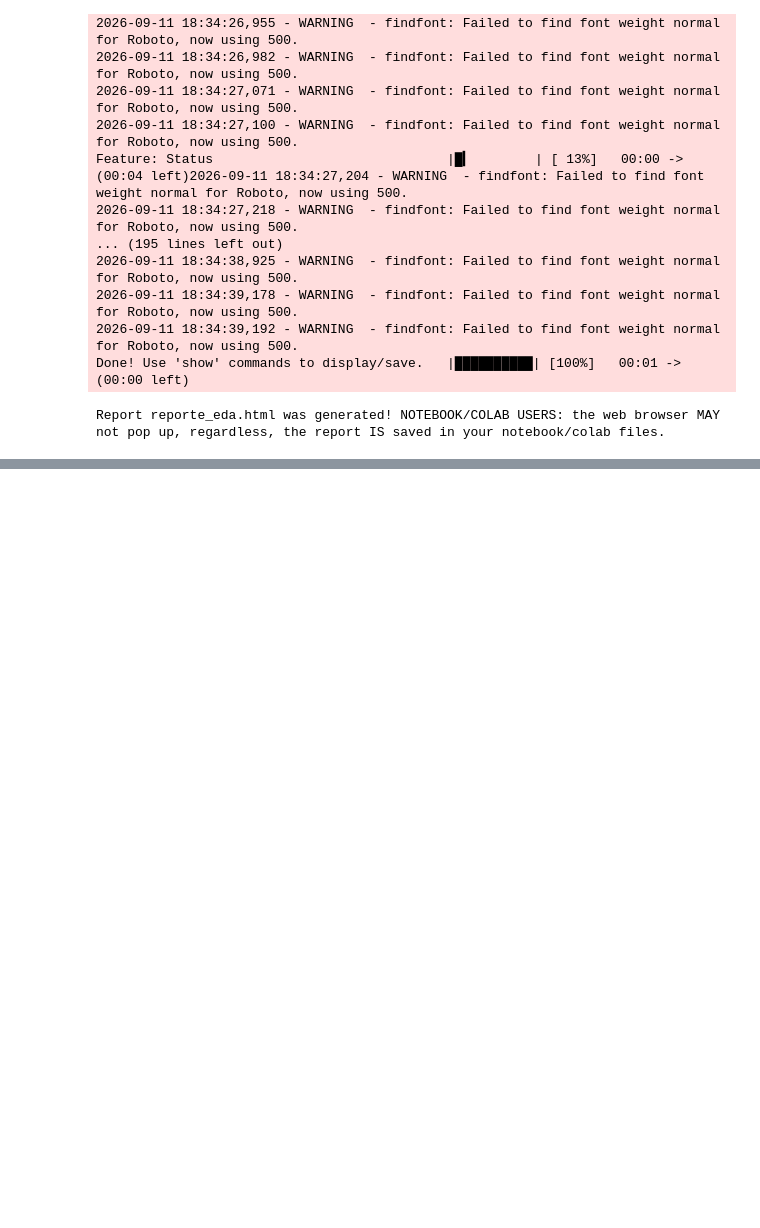
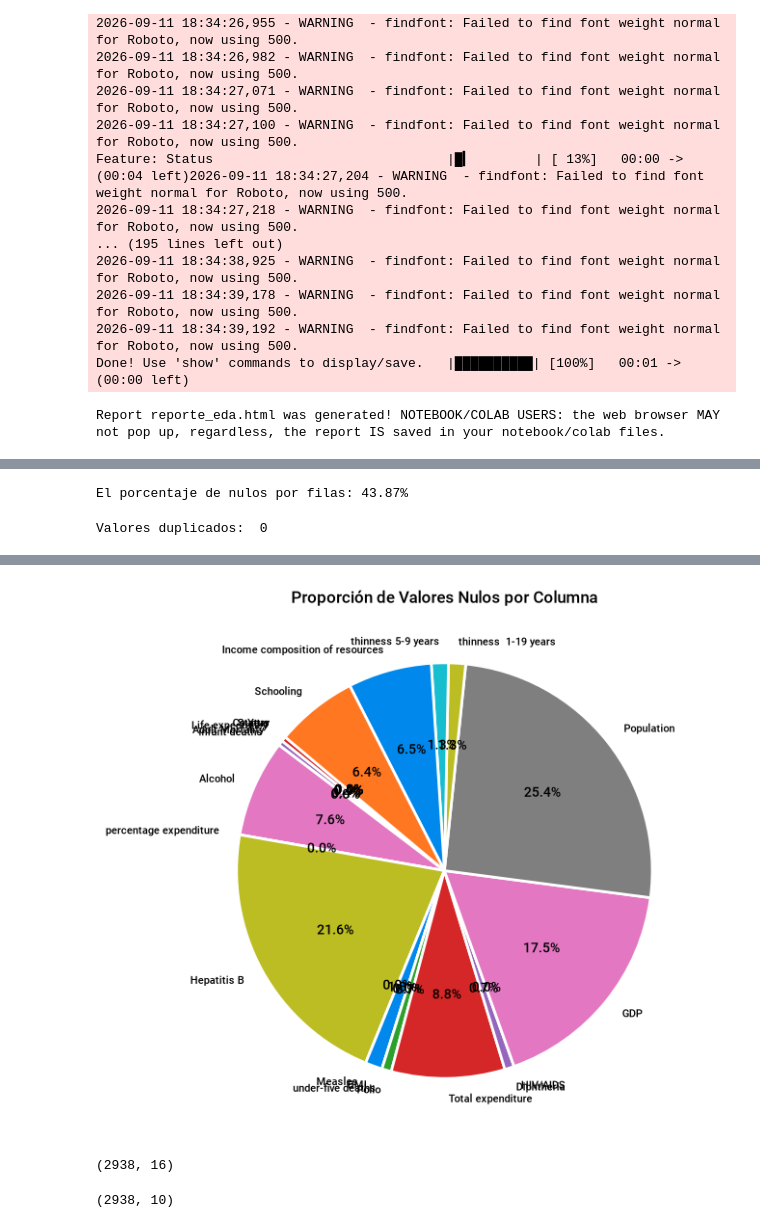
Before and after one commit to cburbano-usgp/grupo3_proyecto_aprendizaje_autom, a Jupyter notebook: Grupo3_proyecto.ipynb, the cells around one changed output, grey strips where cells are left out. Saved outputs shown, nothing was run; the diff lists cells and outputs as text; code cells hidden in the pictures; blank space fills up the shorter version.

```diff
--- a/Grupo3_proyecto.ipynb
+++ b/Grupo3_proyecto.ipynb
@@ -138,0 +188,20 @@ Report reporte_eda.html was generated! NOTEBOOK/COLAB USERS: the web browser MAY
+# %%
+print(f"El porcentaje de nulos por filas: {(((df.isna().any(axis=1).sum()) / len(df)) * 100).round(2)}%")
+# %% [output]
+El porcentaje de nulos por filas: 43.87%
+# %%
+print("Valores duplicados: ", df.duplicated().sum())
+# %% [output]
+Valores duplicados:  0
+# %%
+nulos = df.isnull().sum()
+plt.figure(figsize=(7, 7))
+plt.pie(#Generar el gráfico de pastel con porcentajes
+    nulos,
+    labels=nulos.index, #Nombres de las columnas
+    autopct="%1.1f%%", #Muestra solo el porcentaje
+    startangle=140,
+    wedgeprops={"edgecolor": "white", "linewidth": 2})
+plt.title("Proporción de Valores Nulos por Columna", fontsize=12, fontweight="bold")
+plt.show()
+# %% [output]
@@ -138,0 +209,20 @@ Report reporte_eda.html was generated! NOTEBOOK/COLAB USERS: the web browser MAY
+[figure, added]
+# %%
+grupo_salud = ['Country', 'Year', 'Status', 'Life expectancy',
+               'Adult Mortality', 'infant deaths', 'under-five deaths',
+               'Hepatitis B', 'Measles', 'Polio', 'Diphtheria', 'HIV/AIDS',
+               'BMI', 'thinness  1-19 years', 'thinness 5-9 years', 'Alcohol']
+df_grupo_salud = df[grupo_salud]
+df_grupo_salud.head()
+df_grupo_salud.shape
+# %% [output]
+(2938, 16)
+# %%
+grupo_socioeconomico = ['Country', 'Year', 'Status', 'Life expectancy',
+                         'GDP', 'Population', 'Schooling',
+                         'Income composition of resources',
+                         'percentage expenditure', 'Total expenditure']
+df_grupo_socioeconomico = df[grupo_socioeconomico]
+df_grupo_socioeconomico.shape
+# %% [output]
+(2938, 10)
```
Also changed, not shown: parts of 9 cells of this notebook.
